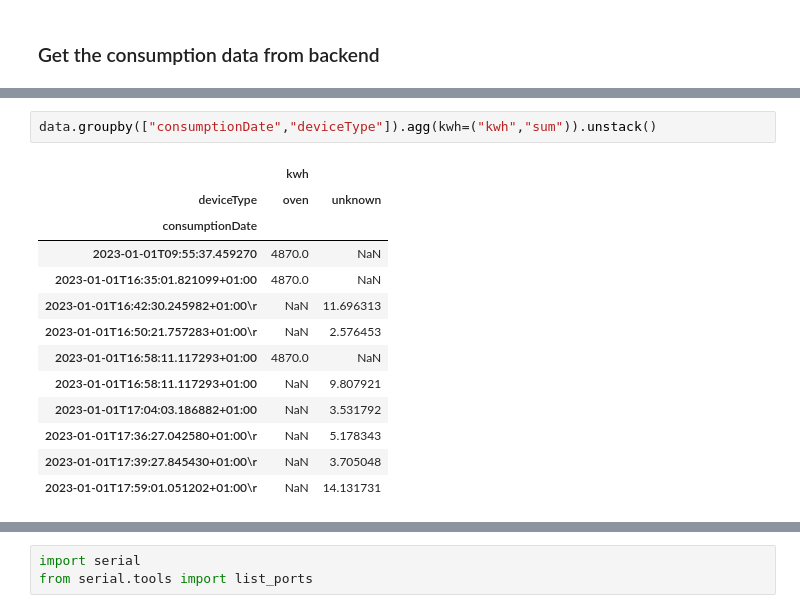
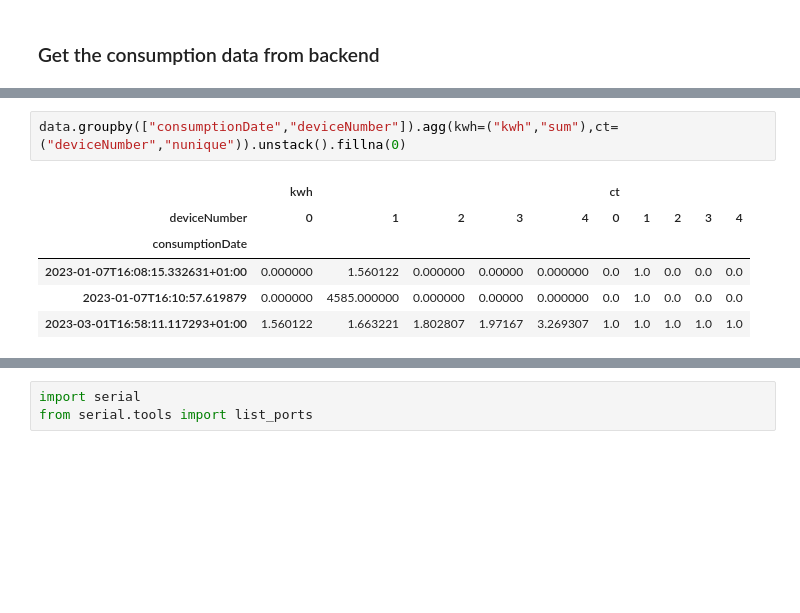
Before and after one commit to gvtech/home-energy, a Jupyter notebook: analysis/TestEndPoints.ipynb, the cells around one changed output, grey strips where cells are left out. Saved outputs shown, nothing was run; the diff lists cells and outputs as text; blank space fills up the shorter version.

```diff
--- a/analysis/TestEndPoints.ipynb
+++ b/analysis/TestEndPoints.ipynb
@@ -58,16 +73,9 @@ data.groupby(["consumptionDate","deviceType"]).agg(kwh=("kwh","sum")).unstack().
 # %%
-data.groupby(["consumptionDate","deviceType"]).agg(kwh=("kwh","sum")).unstack()
+data.groupby(["consumptionDate","deviceNumber"]).agg(kwh=("kwh","sum"),ct=("deviceNumber","nunique")).unstack().fillna(0)
 # %% [output]
-|  | kwh |  |
-| deviceType | oven | unknown |
-| consumptionDate |  |  |
-| 2023-01-01T09:55:37.459270 | 4870.0 | NaN |
-| 2023-01-01T16:35:01.821099+01:00 | 4870.0 | NaN |
-| 2023-01-01T16:42:30.245982+01:00\r | NaN | 11.696313 |
-| 2023-01-01T16:50:21.757283+01:00\r | NaN | 2.576453 |
-| 2023-01-01T16:58:11.117293+01:00 | 4870.0 | NaN |
-| 2023-01-01T16:58:11.117293+01:00 | NaN | 9.807921 |
-| 2023-01-01T17:04:03.186882+01:00 | NaN | 3.531792 |
-| 2023-01-01T17:36:27.042580+01:00\r | NaN | 5.178343 |
-| 2023-01-01T17:39:27.845430+01:00\r | NaN | 3.705048 |
-| 2023-01-01T17:59:01.051202+01:00\r | NaN | 14.131731 |
+|  | kwh |  |  |  |  | ct |  |  |  |  |
+| deviceNumber | 0 | 1 | 2 | 3 | 4 | 0 | 1 | 2 | 3 | 4 |
+| consumptionDate |  |  |  |  |  |  |  |  |  |  |
+| 2023-01-07T16:08:15.332631+01:00 | 0.000000 | 1.560122 | 0.000000 | 0.00000 | 0.000000 | 0.0 | 1.0 | 0.0 | 0.0 | 0.0 |
+| 2023-01-07T16:10:57.619879 | 0.000000 | 4585.000000 | 0.000000 | 0.00000 | 0.000000 | 0.0 | 1.0 | 0.0 | 0.0 | 0.0 |
+| 2023-03-01T16:58:11.117293+01:00 | 1.560122 | 1.663221 | 1.802807 | 1.97167 | 3.269307 | 1.0 | 1.0 | 1.0 | 1.0 | 1.0 |
```
Also changed, not shown: parts of 12 cells of this notebook, 9 other files.
